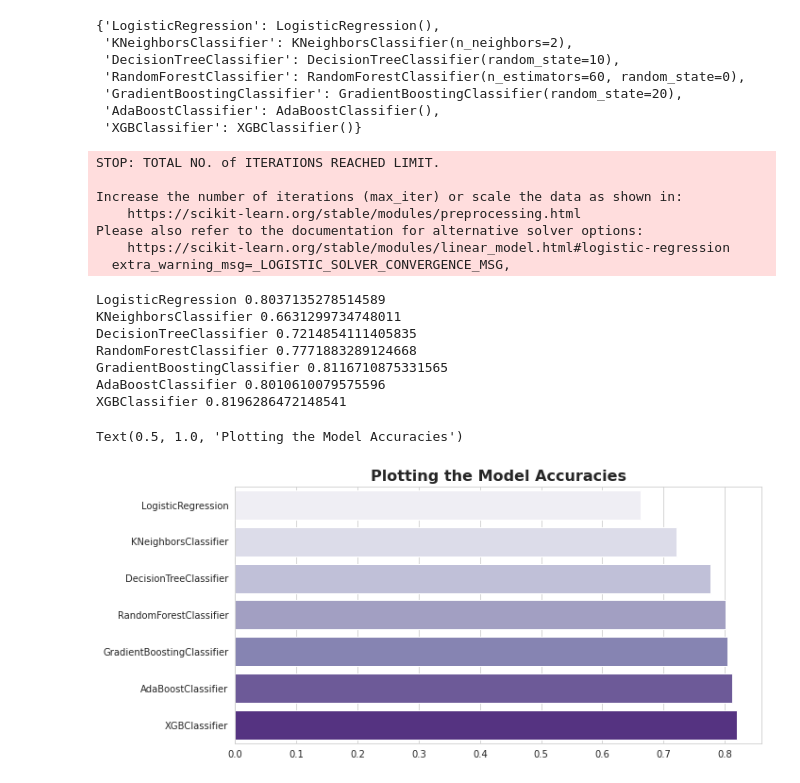
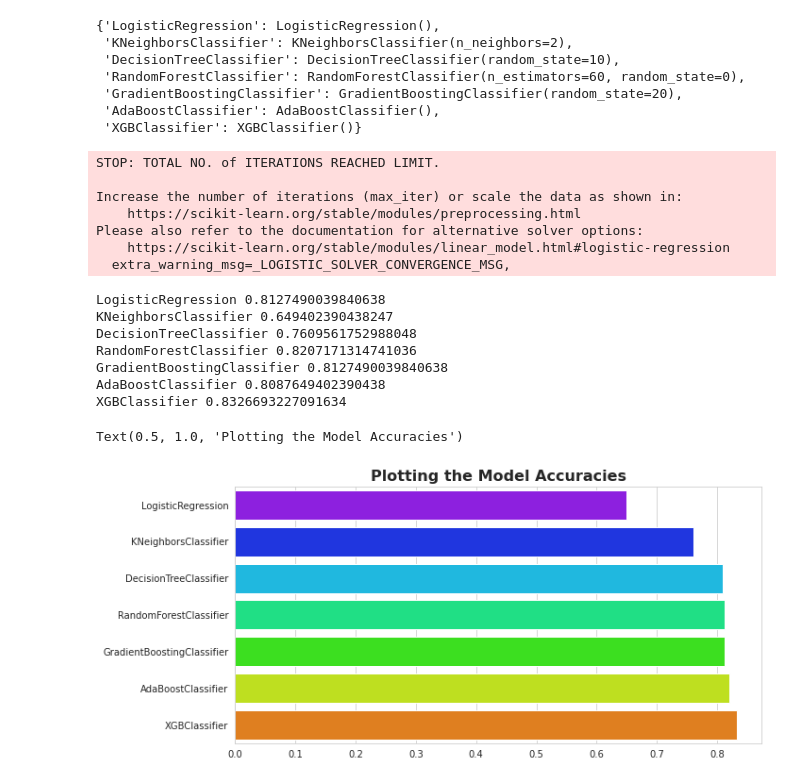
Before and after one commit to pawanshaw66/Mental_Health_pre, a Jupyter notebook: Task1_Curea.ipynb, the cells around one changed output. Cells and saved outputs as stored; diff of their text form; code cells hidden in the pictures.

```diff
--- a/Task1_Curea.ipynb
+++ b/Task1_Curea.ipynb
@@ -849,8 +848,8 @@ y = df['treatment']
 
 X_train, X_test, y_train, y_test = train_test_split(X,y,
                                                    stratify = y,
-                                                    test_size = 0.3,
-                                                   random_state = 101)
+                                                    test_size = 0.2,
+                                                   random_state =101)
 # %%
 key = ['LogisticRegression','KNeighborsClassifier','DecisionTreeClassifier','RandomForestClassifier',
        'GradientBoostingClassifier','AdaBoostClassifier','XGBClassifier']
@@ -884,17 +883,17 @@ Increase the number of iterations (max_iter) or scale the data as shown in:
 Please also refer to the documentation for alternative solver options:
     https://scikit-learn.org/stable/modules/linear_model.html#logistic-regression
   extra_warning_msg=_LOGISTIC_SOLVER_CONVERGENCE_MSG,
-LogisticRegression 0.8037135278514589
-KNeighborsClassifier 0.6631299734748011
-DecisionTreeClassifier 0.7214854111405835
-RandomForestClassifier 0.7771883289124668
-GradientBoostingClassifier 0.8116710875331565
-AdaBoostClassifier 0.8010610079575596
-XGBClassifier 0.8196286472148541
+LogisticRegression 0.8127490039840638
+KNeighborsClassifier 0.649402390438247
+DecisionTreeClassifier 0.7609561752988048
+RandomForestClassifier 0.8207171314741036
+GradientBoostingClassifier 0.8127490039840638
+AdaBoostClassifier 0.8087649402390438
+XGBClassifier 0.8326693227091634
 # %%
 plt.figure(figsize = (10,5))
-ax = sns.barplot(x = predicted, y = key, palette='Purples', order=predicted.sort())
+ax = sns.barplot(x = predicted, y = key, palette='gist_rainbow_r', order=predicted.sort())
 plt.title("Plotting the Model Accuracies", fontsize=16, fontweight="bold")
 # %% [output]
 Text(0.5, 1.0, 'Plotting the Model Accuracies')
-[figure, old version]
+[figure, new version]
```
Also changed, not shown: parts of 20 cells of this notebook.
